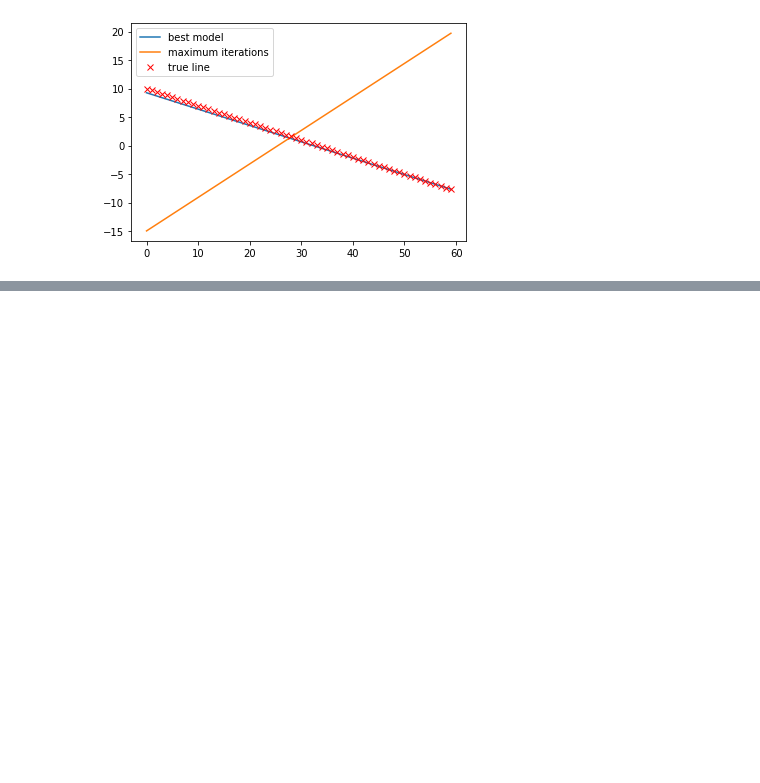
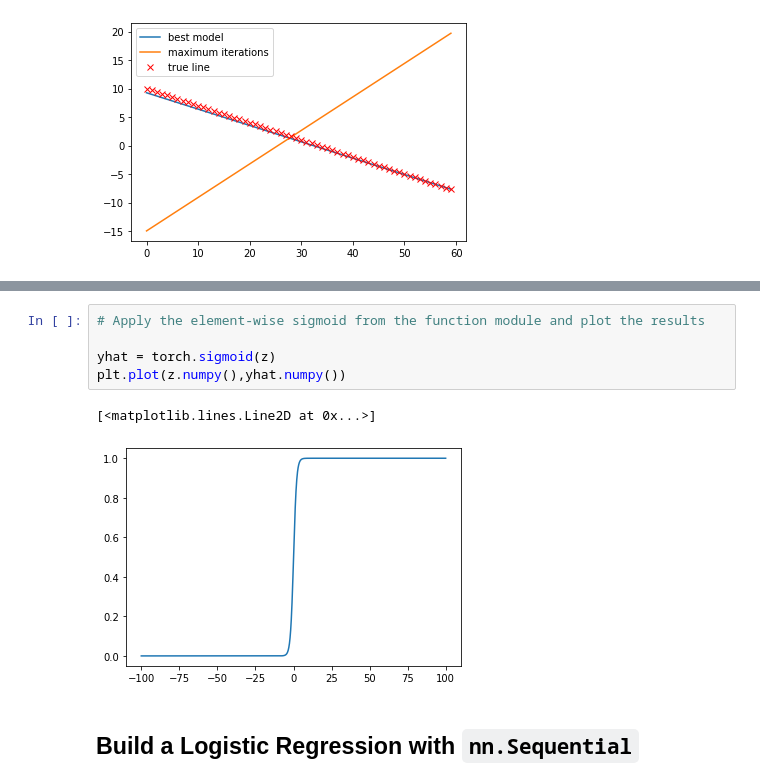
Before and after one commit to antonynickson/PyTorch_For_Machine_Learning_Workbook, a Jupyter notebook: PyTorch_For_Machine_Learning.ipynb, the cells around one changed output, grey strips where cells are left out. Cells and saved outputs as stored; diff of their text form; blank space fills up the shorter version.

```diff
--- a/PyTorch_For_Machine_Learning.ipynb
+++ b/PyTorch_For_Machine_Learning.ipynb
@@ -2338,0 +2533,10 @@ plt.show()
+# %%
+# Apply the element-wise sigmoid from the function module and plot the results
+
+yhat = torch.sigmoid(z)
+plt.plot(z.numpy(),yhat.numpy())
+# %% [output]
+[<matplotlib.lines.Line2D at 0x...>]
+[figure, added]
+# %% [markdown]
+<h2 id="Seq">Build a Logistic Regression with <code>nn.Sequential</code></h2>
```
Also changed, not shown: parts of 48 cells of this notebook.
